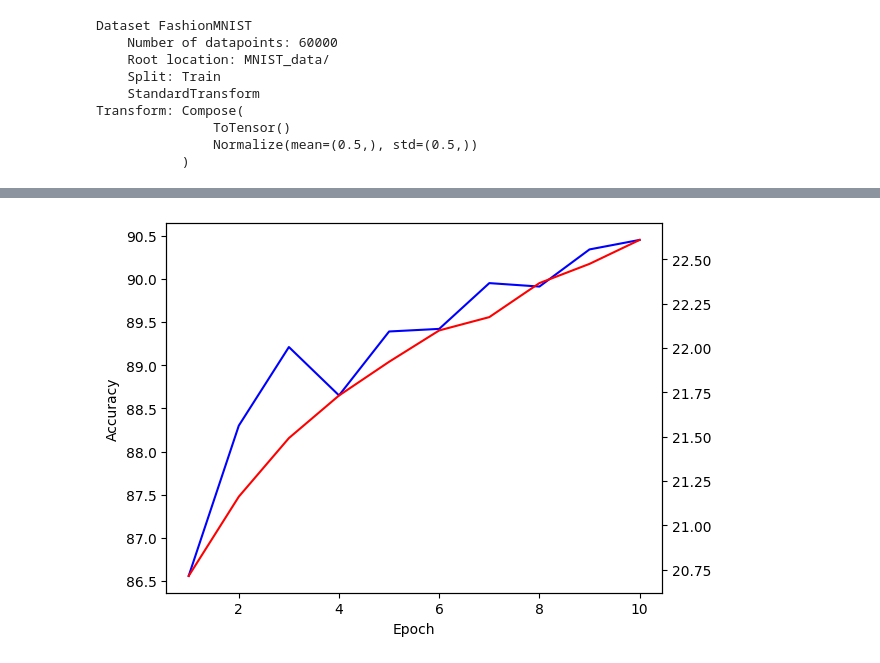
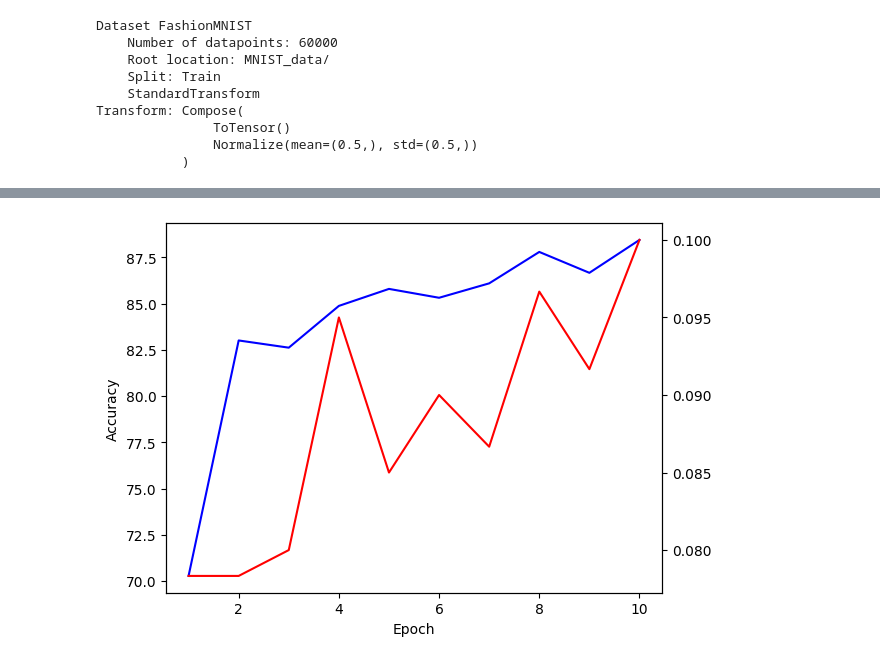
Before and after one commit to blacky0409/Ingong_MidtermExam, a Jupyter notebook: 중간과제_201920778_이승윤_ResNet.ipynb, the cells around one changed output, grey strips where cells are left out. Cells and saved outputs as stored; diff of their text form; code cells hidden in the pictures.

```diff
--- a/중간과제_201920778_이승윤_ResNet.ipynb
+++ b/중간과제_201920778_이승윤_ResNet.ipynb
@@ -28,7 +24,7 @@ Extracting MNIST_data/FashionMNIST/raw/t10k-labels-idx1-ubyte.gz to MNIST_data/F
 # %%
 import torch
-trainloader = torch.utils.data.DataLoader(trainset, batch_size=256, shuffle=True)
-testloader = torch.utils.data.DataLoader(testset, batch_size=256, shuffle=True)
+trainloader = torch.utils.data.DataLoader(trainset, batch_size=args['batch_size'], shuffle=True)
+testloader = torch.utils.data.DataLoader(testset, batch_size=args['batch_size'], shuffle=True)
 # %%
 trainset # 28 * 28 * 1
 # %% [output]
@@ -87,15 +83,15 @@ class BasicBlock(nn.Module):
         return out
 # %%
 class Bottleneck(nn.Module):
-    expansion = 4
+    expansion = 2
 
     def __init__(self, inplanes, planes, stride=1, downsample=None, groups=1,
                  base_width=64, norm_layer=nn.BatchNorm2d):
         super().__init__()
 
         # ResNext
-        width = int(planes * (base_width / 64.)) * groups
-
+      # width = int(planes * (base_width / 64.)) * groups
+        width = planes
 
         self.conv1 = conv1x1(inplanes, width)
         self.bn1 = norm_layer(width)
@@ -192,18 +188,6 @@ class ResNet(nn.Module):
 # %%
 from torch.autograd import Variable
 import torch.optim as optim
-# %%
-args={}
-kwargs={}
-args['batch_size']=56
-args['epochs']=10  #The number of Epochs is the number of times you go through the full dataset.
-args['lr']=0.01 #Learning rate is how fast it will decend.
-args['momentum']=0.9 #SGD momentum (default: 0.5) Momentum is a moving average of our gradients (helps to keep direction).
-args['weight_decay']=1e-5
-
-args['seed']=1 #random seed
-args['log_interval']=5000 // args['batch_size']
-args['cuda']=True
 # %%
 def train(epoch):
     model.train()
@@ -235,6 +219,10 @@ def test():
     model.eval()
     test_loss = 0
     correct = 0
+    correct_top5 = 0
+    total = 0
+    total_r=0
+    correct_top1=0
     for data, target in testloader:
         if args['cuda']:
             data, target = data.cuda(), target.cuda()
@@ -244,11 +232,23 @@ def test():
         pred = output.data.max(1, keepdim=True)[1] # get the index of the max log-probability
         correct += pred.eq(target.data.view_as(pred)).long().cpu().sum()
 
+        _, predicted = torch.topk(output, k=5, dim=1)
+        total += target.size(0)
+        correct_top5 += sum([1 if label in predicted[i] else 0  for i,label in enumerate(target)])
+
+        __, predicted_r = torch.max(output, 1)
+        total_r += target.size(0)
+        correct_top1 += (predicted_r == target).sum().item()
+
     test_loss /= len(testloader.dataset)
-    print('\nTest set: Average loss: {:.4f}, Accuracy: {}/{} ({:.0f}%)\n'.format(
+    print('\nTest set: Average loss: {:.4f}, Accuracy: {}/{} ({:.0f}%)'.format(
         test_loss, correct, len(testloader.dataset),
         100. * correct / len(testloader.dataset)))
     test_acc.insert(len(test_acc),(100. * correct / len(testloader.dataset)))
+    top5_accuracy = correct_top5 / total
+    print(f"Top-5 Accuracy: {top5_accuracy}")
+    top1_accuracy = correct_top1 / total_r
+    print(f"Top-1 Accuracy: {top1_accuracy}\n")
 # %%
 pip install ptflops
 # %% [output]
@@ -276,7 +272,7 @@ import math
 import time
 # %%
 start = time.time()
-model = ResNet(BasicBlock,[2,2,2,2])
+model = ResNet(Bottleneck,[3,4,6,3])
 train_acc = []
 test_acc = []
 
@@ -303,6 +299,7 @@ with torch.cuda.device(0):
 
   print('Parameters:', params)
 
+
 print(test_acc)
 print(train_acc)
 plt.xlabel('Epoch')
@@ -335,4 +342,4 @@ Parameters: 11.18 M
-[figure, old version]
+[figure, new version]
 # %%
 #ResNeXt
 torch.cuda.empty_cache()
```
Also changed, not shown: parts of 6 cells of this notebook.
